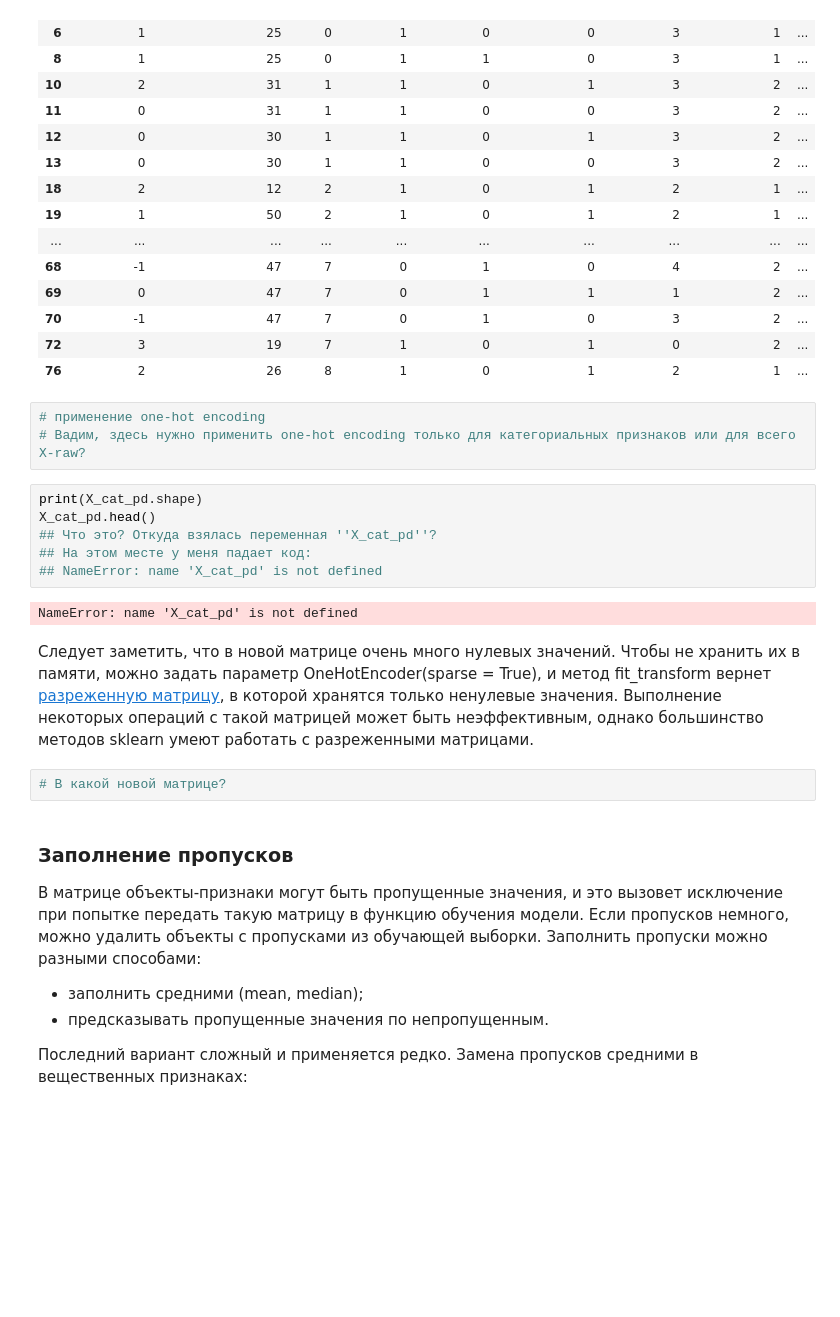
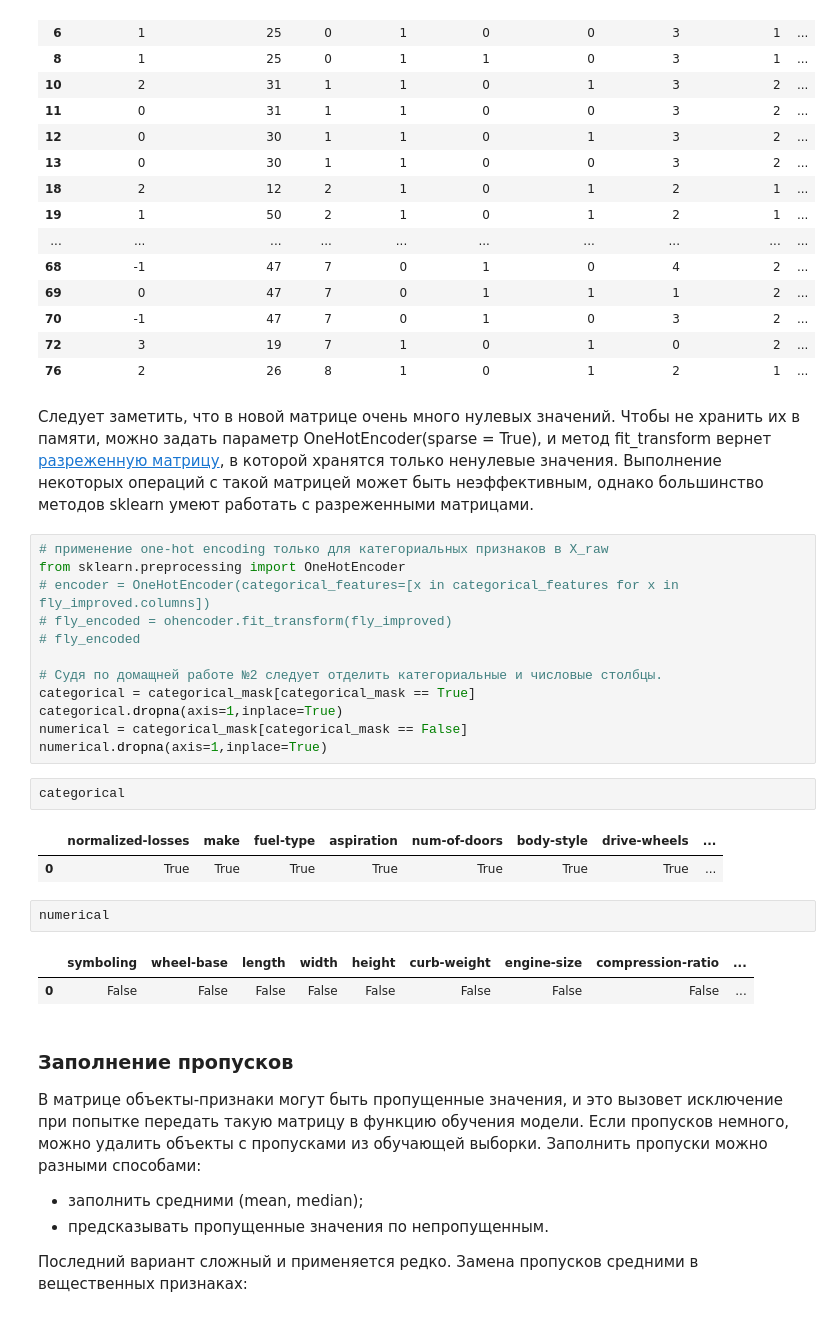
Before and after one commit to vbaryshev4/Data_Science, a Jupyter notebook: hw03/task3.ipynb, the cells around one changed output. Cells and saved outputs as stored; diff of their text form; blank space fills up the shorter version.

Commit message:
отделил категориальные от числовых значений

```diff
--- a/hw03/task3.ipynb
+++ b/hw03/task3.ipynb
@@ -92,22 +92,31 @@ coded_data
 | 70 | -1 | 47 | 7 | 0 | 1 | 0 | 3 | 2 | ... |
 | 72 | 3 | 19 | 7 | 1 | 0 | 1 | 0 | 2 | ... |
 | 76 | 2 | 26 | 8 | 1 | 0 | 1 | 2 | 1 | ... |
-# %%
-# применение one-hot encoding
-# Вадим, здесь нужно применить one-hot encoding только для категориальных признаков или для всего X-raw?
-# %%
-print(X_cat_pd.shape)
-X_cat_pd.head()
-## Что это? Откуда взялась переменная ''X_cat_pd''?
-## На этом месте у меня падает код:
-## NameError: name 'X_cat_pd' is not defined
-# %% [output]
-NameError: name 'X_cat_pd' is not defined
 # %% [markdown]
 Следует заметить, что в новой матрице очень много нулевых значений.
 Чтобы не хранить их в памяти, можно задать параметр OneHotEncoder(sparse = True), и метод fit_transform вернет [разреженную матрицу](http://docs.scipy.org/doc/scipy/reference/sparse.html), в которой хранятся только ненулевые значения. Выполнение некоторых операций с такой матрицей может быть неэффективным, однако большинство методов sklearn умеют работать с разреженными матрицами.
-# %%
-# В какой новой матрице?
+# %%
+# применение one-hot encoding только для категориальных признаков в X_raw
+from sklearn.preprocessing import OneHotEncoder
+# encoder = OneHotEncoder(categorical_features=[x in categorical_features for x in fly_improved.columns])
+# fly_encoded = ohencoder.fit_transform(fly_improved)
+# fly_encoded
+
+# Судя по домащней работе №2 следует отделить категориальные и числовые столбцы.
+categorical = categorical_mask[categorical_mask == True]
+categorical.dropna(axis=1,inplace=True)
+numerical = categorical_mask[categorical_mask == False]
+numerical.dropna(axis=1,inplace=True)
+# %%
+categorical
+# %% [output]
+|  | normalized-losses | make | fuel-type | aspiration | num-of-doors | body-style | drive-wheels | ... |
+| 0 | True | True | True | True | True | True | True | ... |
+# %%
+numerical
+# %% [output]
+|  | symboling | wheel-base | length | width | height | curb-weight | engine-size | compression-ratio | ... |
+| 0 | False | False | False | False | False | False | False | False | ... |
 # %% [markdown]
 ### Заполнение пропусков
 В матрице объекты-признаки могут быть пропущенные значения, и это вызовет исключение при попытке передать такую матрицу в функцию обучения модели. Если пропусков немного, можно удалить объекты с пропусками из обучающей выборки. Заполнить пропуски можно разными способами:
```
Also changed, not shown: 1 other file.
